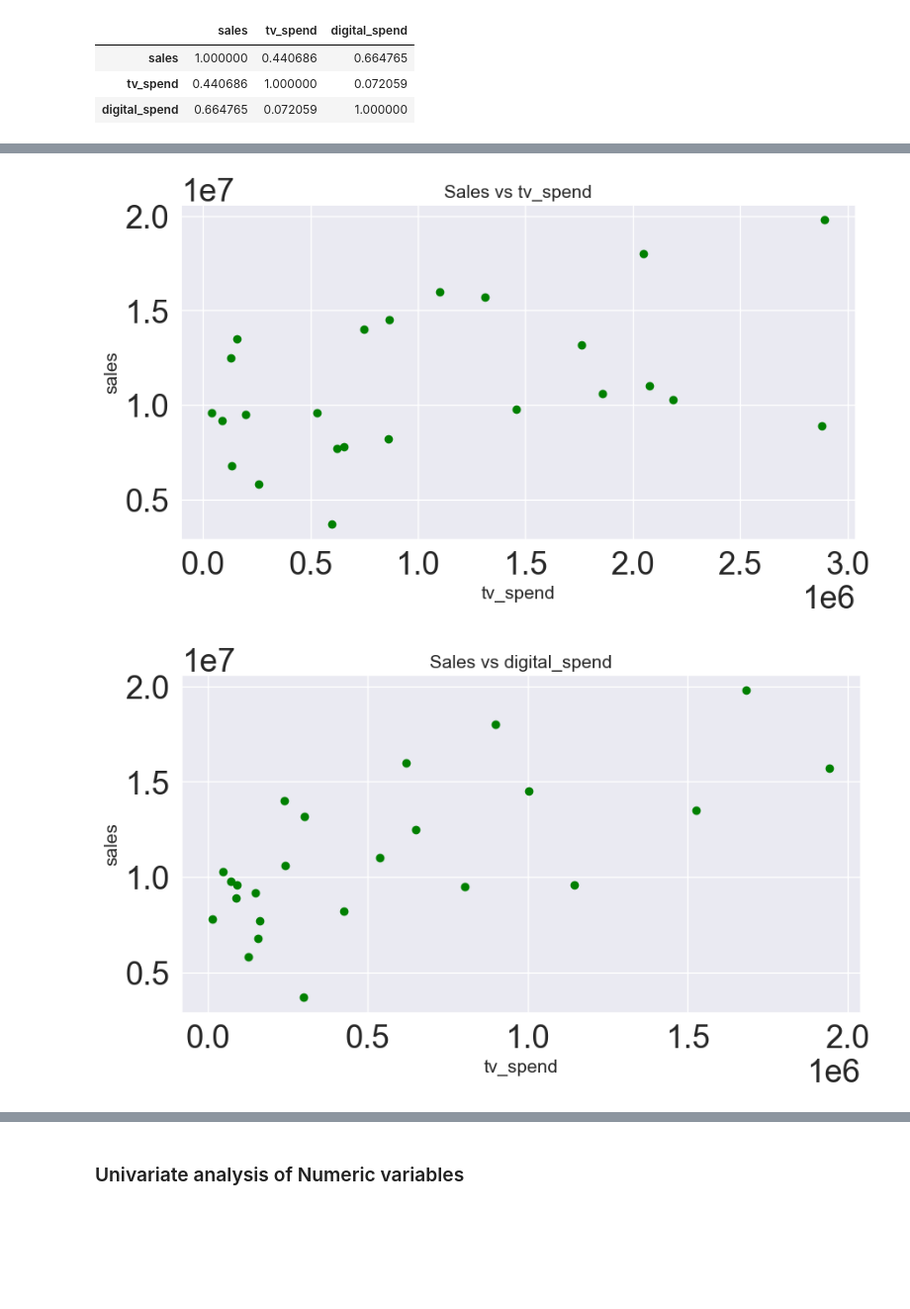
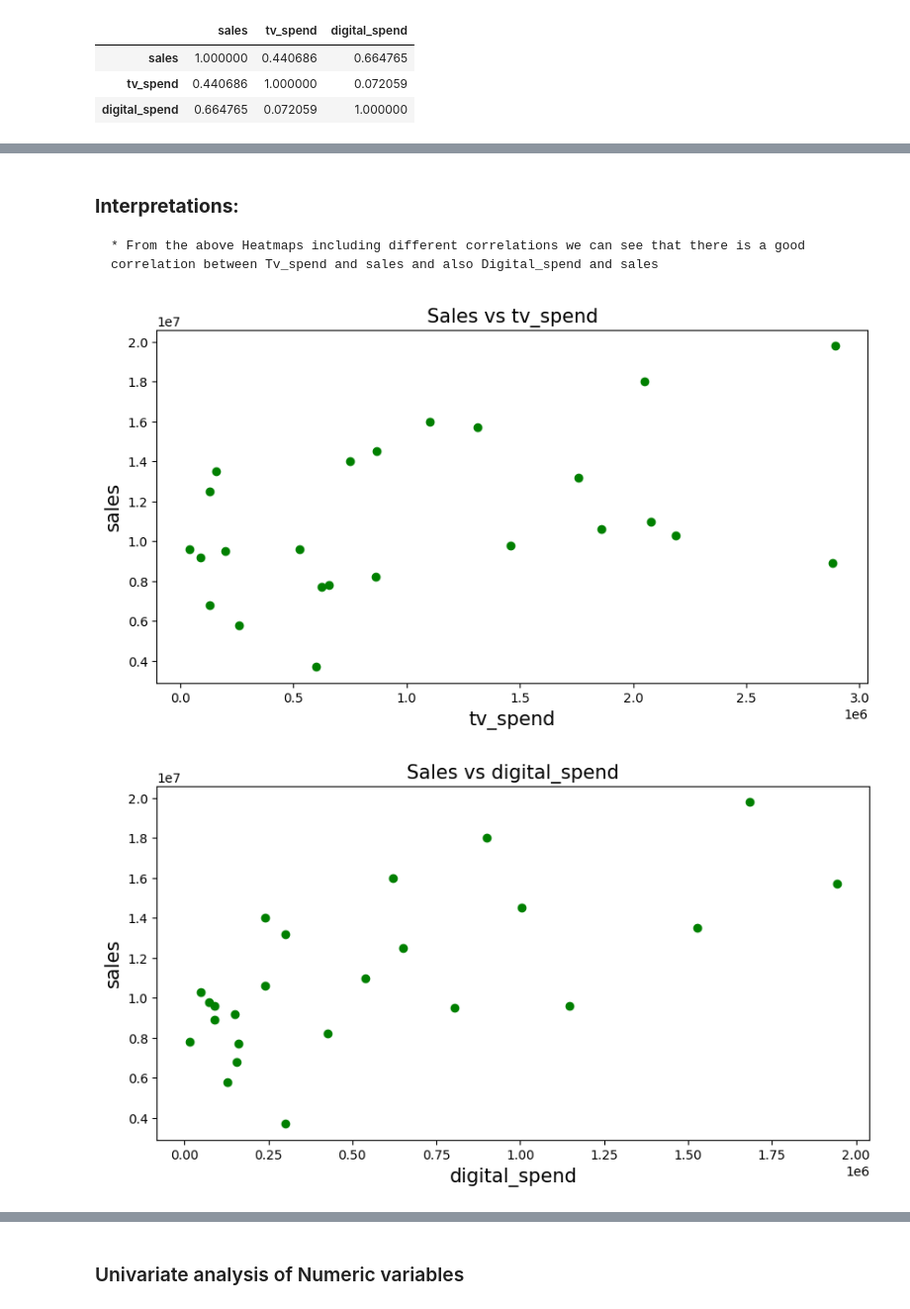
Before and after one commit to Ravi-Kuncham/Toy_sales_regression, a Jupyter notebook: KINESSO Regression analysis.ipynb, the cells around one changed output, grey strips where cells are left out. Shown: that part at 99% size. Drawn from its saved outputs; the diff is of its cells as text; code cells hidden in the pictures; blank space fills up the shorter version.

```diff
--- a/KINESSO Regression analysis.ipynb
+++ b/KINESSO Regression analysis.ipynb
@@ -104,7 +107,7 @@ correlation_methods = ['pearson','spearman','kendall']
 
 # Heat map of correlation matrix using all 3 types of correlation methods:
 plt.figure(figsize=(36,8), dpi=100)
-sns.set_theme(font_scale=2.4)
+# sns.set_theme(font_scale=2.4)
 
 for j,i in enumerate(correlation_methods):
     plt.subplot(1, len(correlation_methods), j+1)
@@ -119,19 +122,22 @@ for j,i in enumerate(correlation_methods):
+# %% [markdown]
+### **Interpretations:**
+    * From the above Heatmaps including different correlations we can see that there is a good correlation between Tv_spend and sales and also Digital_spend and sales
 # %%
 # drawing scatter plot:
 plt.figure(figsize=(10,5), dpi=100)
 plt.scatter(toy_sales['tv_spend'], toy_sales['sales'], color ="green")
 plt.title('Sales vs tv_spend',fontsize=15)
 plt.xlabel('tv_spend',fontsize=15)
 plt.ylabel('sales',fontsize=15)
 plt.show()
 
 # drawing scatter plot:
 plt.figure(figsize=(10,5), dpi=100)
 plt.scatter(toy_sales['digital_spend'], toy_sales['sales'], color ="green")
 plt.title('Sales vs digital_spend',fontsize=15)
-plt.xlabel('tv_spend',fontsize=15)
+plt.xlabel('digital_spend',fontsize=15)
 plt.ylabel('sales',fontsize=15)
 plt.show()
 # %% [output]
-[figure, old version]
+[figure, new version]
-[figure, old version]
+[figure, new version]
```
Also changed, not shown: parts of 30 cells of this notebook.
